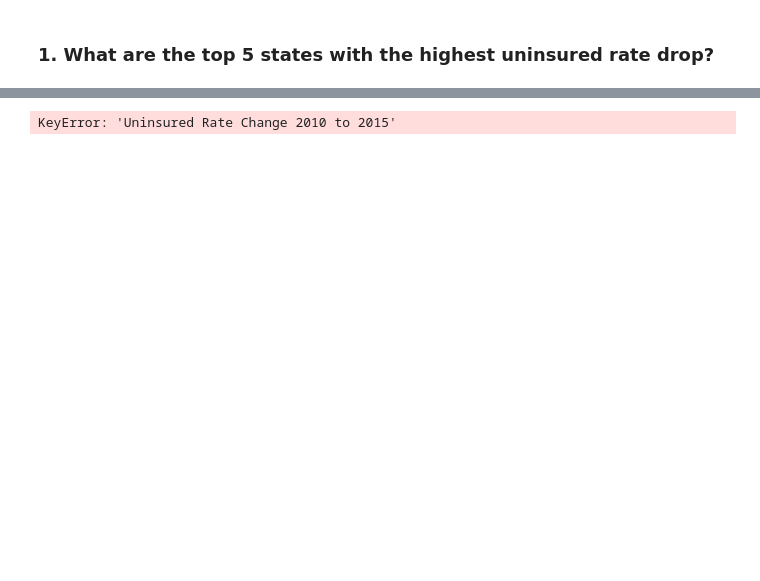
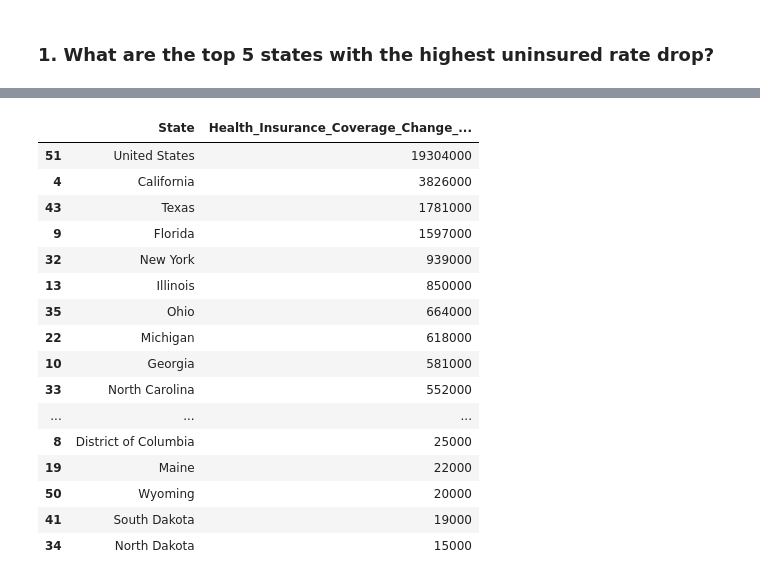
Before and after one commit to alexbeeler/ACA-Project, a Jupyter notebook: My_ACA_Project.ipynb, the cells around one changed output, grey strips where cells are left out. Cells and saved outputs as stored; diff of their text form; code cells hidden in the pictures; blank space fills up the shorter version.

```diff
--- a/My_ACA_Project.ipynb
+++ b/My_ACA_Project.ipynb
@@ -132,4 +164,20 @@ As you can see from the Database, the top 5 states with the highest rate drop ar
 # %%
-df.sort_values(by="Uninsured Rate Change 2010 to 2015", ascending=False)
+database.sort_values(by="Health_Insurance_Coverage_Change_2010_2015", ascending=False)
 # %% [output]
-KeyError: 'Uninsured Rate Change 2010 to 2015'
+|  | State | Health_Insurance_Coverage_Change_... |
+| 51 | United States | 19304000 |
+| 4 | California | 3826000 |
+| 43 | Texas | 1781000 |
+| 9 | Florida | 1597000 |
+| 32 | New York | 939000 |
+| 13 | Illinois | 850000 |
+| 35 | Ohio | 664000 |
+| 22 | Michigan | 618000 |
+| 10 | Georgia | 581000 |
+| 33 | North Carolina | 552000 |
+| ... | ... | ... |
+| 8 | District of Columbia | 25000 |
+| 19 | Maine | 22000 |
+| 50 | Wyoming | 20000 |
+| 41 | South Dakota | 19000 |
+| 34 | North Dakota | 15000 |
```
Also changed, not shown: parts of 13 cells of this notebook.
